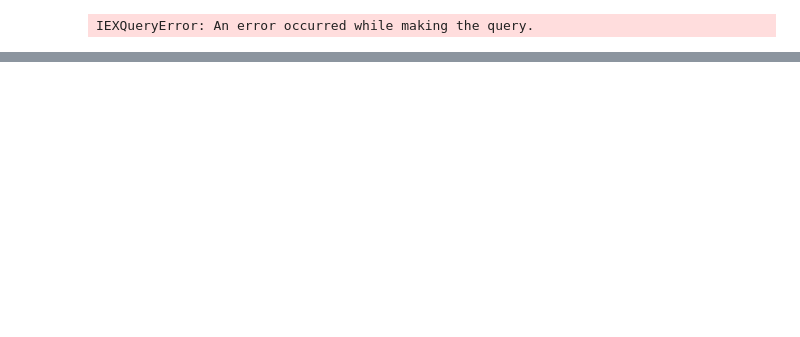
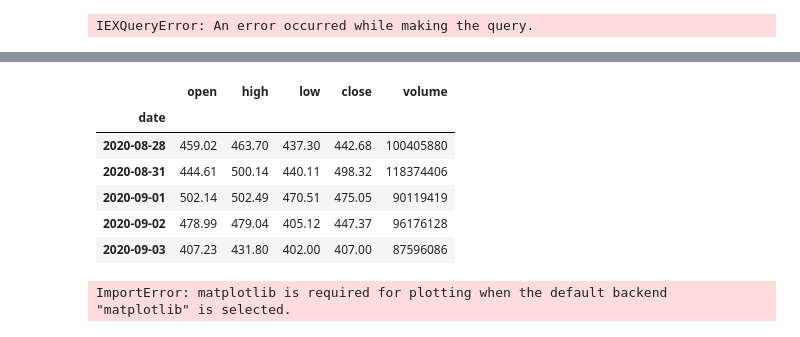
Before and after one commit to neuralnetes/notebooks, a Jupyter notebook: iex-cloud/main.ipynb, the cells around one changed output, grey strips where cells are left out. Cells and saved outputs as stored; diff of their text form; code cells hidden in the pictures; blank space fills up the shorter version.

```diff
--- a/iex-cloud/main.ipynb
+++ b/iex-cloud/main.ipynb
@@ -42,0 +61,14 @@ TypeError: get_price() got an unexpected keyword argument 'output_format'
+# %%
+df.tail()
+# %% [output]
+|  | open | high | low | close | volume |
+| date |  |  |  |  |  |
+| 2020-08-28 | 459.02 | 463.70 | 437.30 | 442.68 | 100405880 |
+| 2020-08-31 | 444.61 | 500.14 | 440.11 | 498.32 | 118374406 |
+| 2020-09-01 | 502.14 | 502.49 | 470.51 | 475.05 | 90119419 |
+| 2020-09-02 | 478.99 | 479.04 | 405.12 | 447.37 | 96176128 |
+| 2020-09-03 | 407.23 | 431.80 | 402.00 | 407.00 | 87596086 |
+# %%
+df.plot()
+# %% [output]
+ImportError: matplotlib is required for plotting when the default backend "matplotlib" is selected.
```
Also changed, not shown: parts of 5 cells of this notebook, 1 other file.
